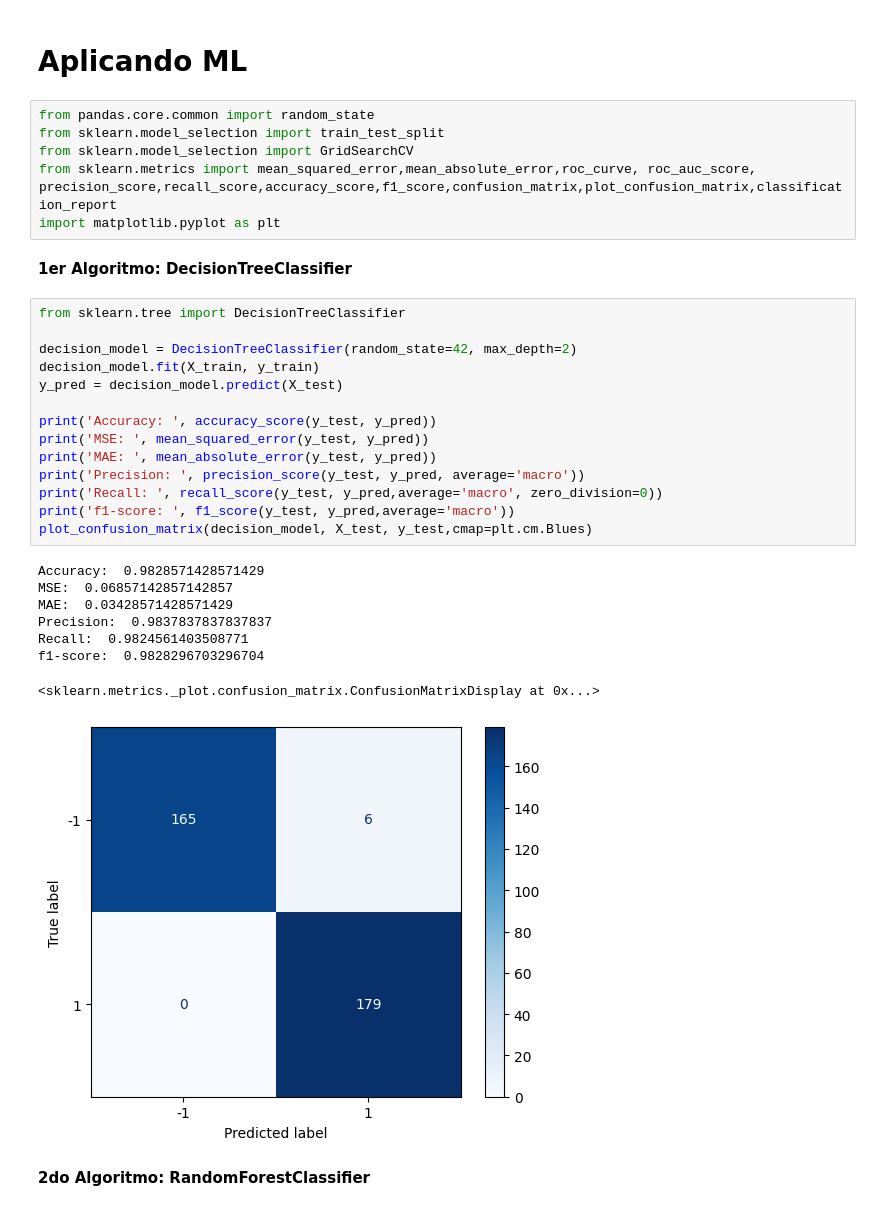
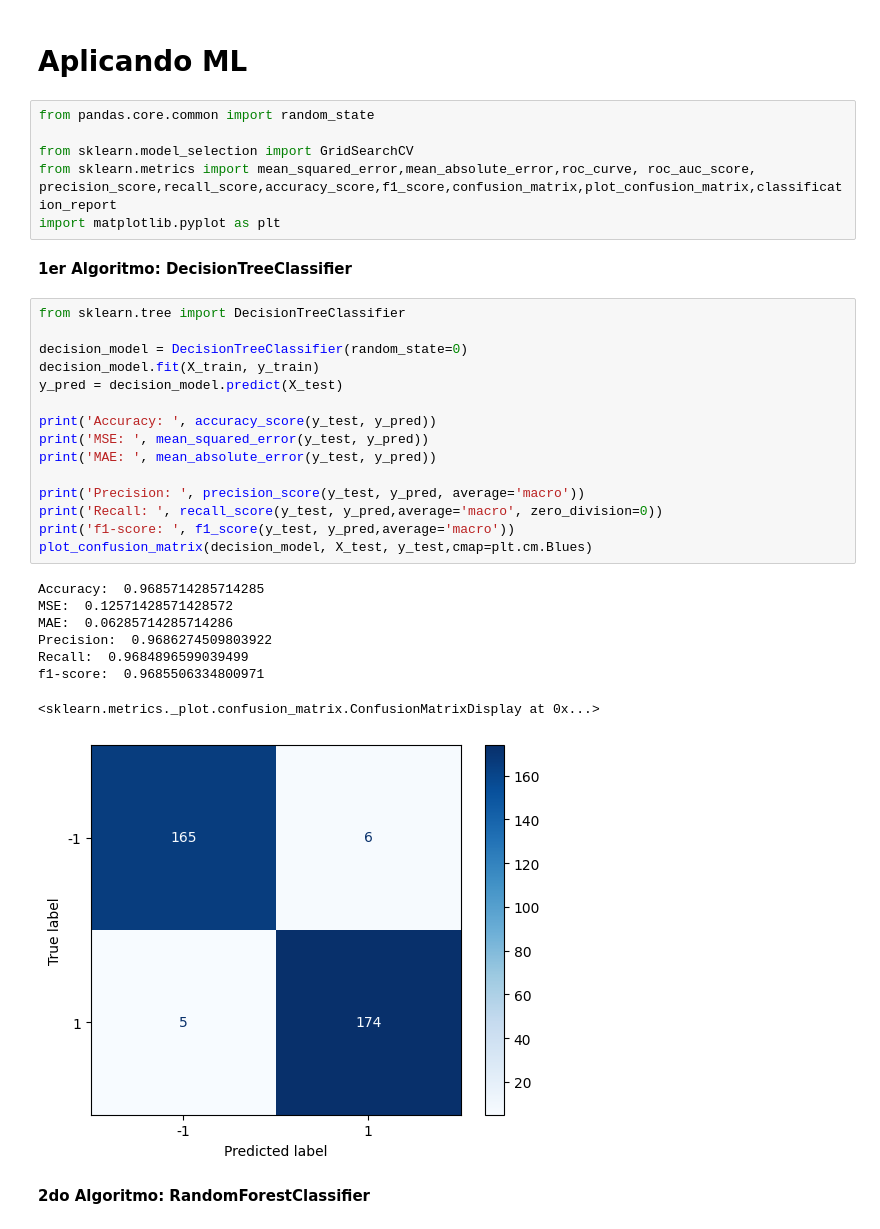
Before and after one commit to aparedesum/ProductivityPrediction, a Jupyter notebook: EvaluacionModelosProductividad.ipynb, the cells around one changed output. Saved outputs shown, nothing was run; the diff lists cells and outputs as text.

```diff
--- a/EvaluacionModelosProductividad.ipynb
+++ b/EvaluacionModelosProductividad.ipynb
@@ -367,7 +369,7 @@ X_test = scaler.transform(X_test)
 # **Aplicando ML**
 # %%
 from pandas.core.common import random_state
-from sklearn.model_selection import train_test_split
+
 from sklearn.model_selection import GridSearchCV
 from sklearn.metrics import mean_squared_error,mean_absolute_error,roc_curve, roc_auc_score, precision_score,recall_score,accuracy_score,f1_score,confusion_matrix,plot_confusion_matrix,classification_report
 import matplotlib.pyplot as plt
@@ -376,26 +378,27 @@ import matplotlib.pyplot as plt
 # %%
 from sklearn.tree import DecisionTreeClassifier
 
-decision_model = DecisionTreeClassifier(random_state=42, max_depth=2)
+decision_model = DecisionTreeClassifier(random_state=0)
 decision_model.fit(X_train, y_train)
 y_pred = decision_model.predict(X_test)
 
 print('Accuracy: ', accuracy_score(y_test, y_pred))
 print('MSE: ', mean_squared_error(y_test, y_pred))
 print('MAE: ', mean_absolute_error(y_test, y_pred))
+
 print('Precision: ', precision_score(y_test, y_pred, average='macro'))
 print('Recall: ', recall_score(y_test, y_pred,average='macro', zero_division=0))
 print('f1-score: ', f1_score(y_test, y_pred,average='macro'))
 plot_confusion_matrix(decision_model, X_test, y_test,cmap=plt.cm.Blues)
 # %% [output]
-Accuracy:  0.9828571428571429
-MSE:  0.06857142857142857
-MAE:  0.03428571428571429
-Precision:  0.9837837837837837
-Recall:  0.9824561403508771
-f1-score:  0.9828296703296704
+Accuracy:  0.9685714285714285
+MSE:  0.12571428571428572
+MAE:  0.06285714285714286
+Precision:  0.9686274509803922
+Recall:  0.9684896599039499
+f1-score:  0.9685506334800971
 <sklearn.metrics._plot.confusion_matrix.ConfusionMatrixDisplay at 0x...>
-[figure, old version]
+[figure, new version]
 # %% [markdown]
 **2do Algoritmo: RandomForestClassifier**
 # %%
```
Also changed, not shown: parts of 20 cells of this notebook.
